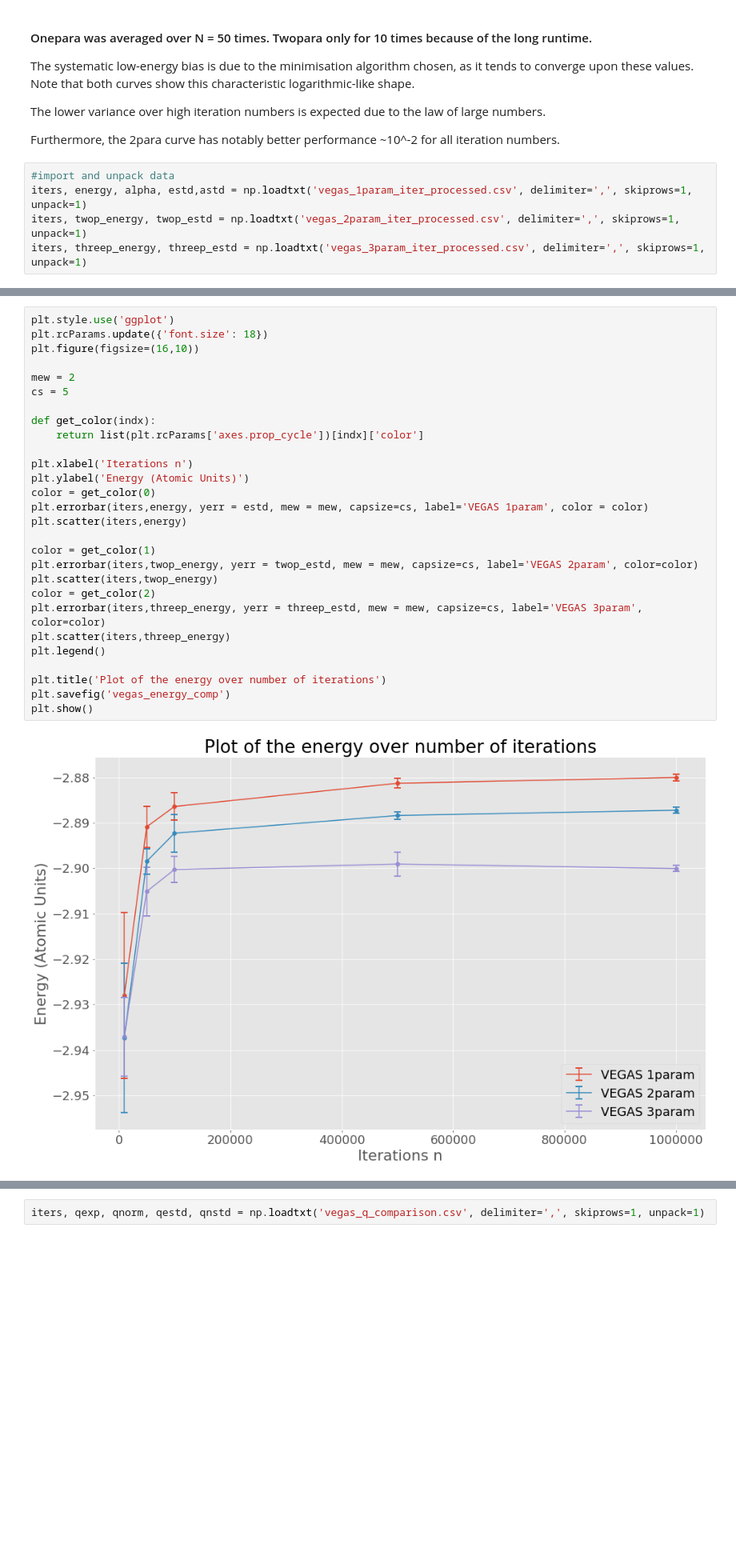
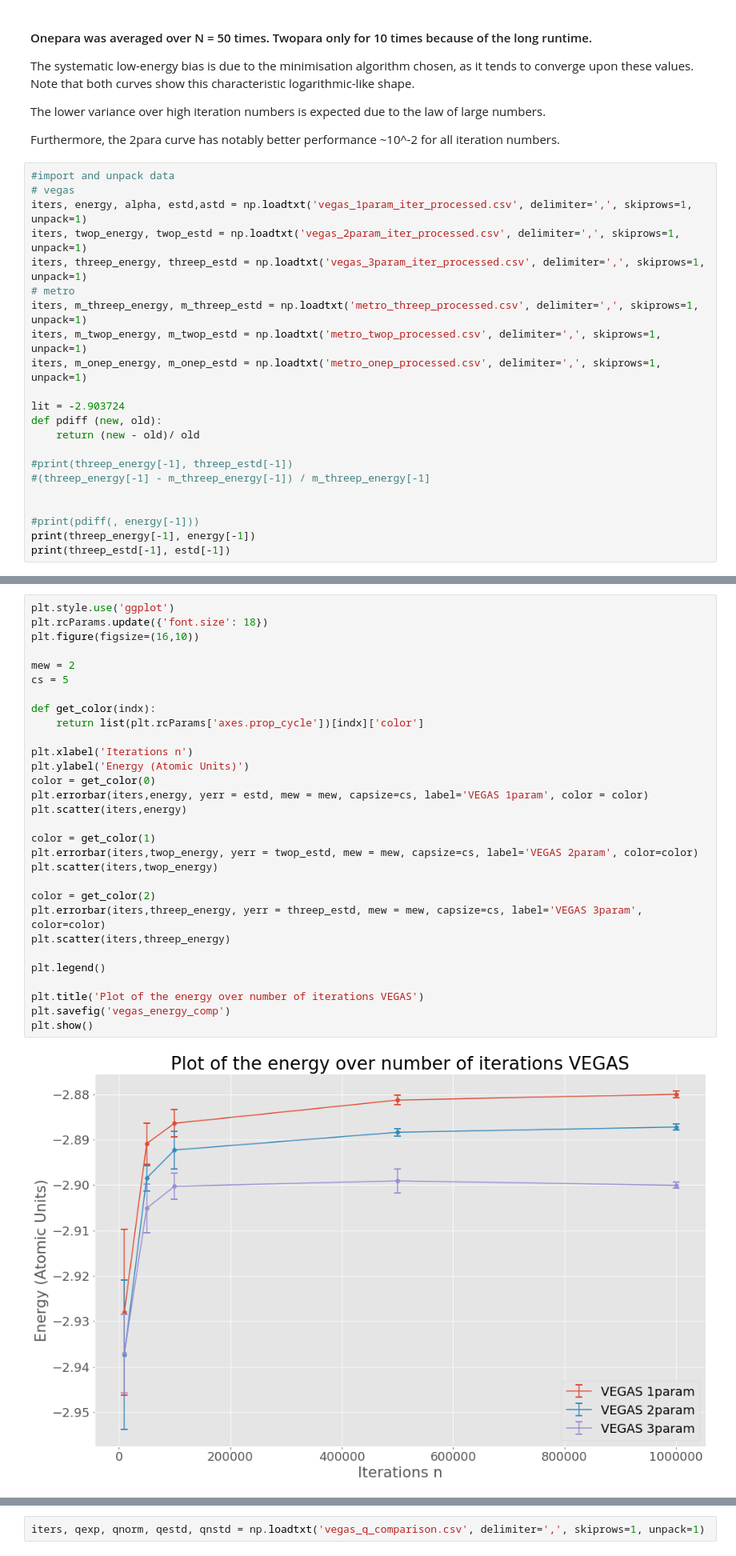
Before and after one commit to metrosierra/quVario, a Jupyter notebook: helium_markii/__results__/processed/vegas_and_metro_analysis.ipynb, the cells around one changed output, grey strips where cells are left out. Shown at 80% size. Saved outputs shown, nothing was run; the diff lists cells and outputs as text; blank space fills up the shorter version.

Commit message:
Plots, data update for metro

```diff
--- a/helium_markii/__results__/processed/vegas_analysis.ipynb
+++ b/helium_markii/__results__/processed/vegas_and_metro_analysis.ipynb
@@ -16,6 +20,23 @@ The lower variance over high iteration numbers is expected due to the law of lar
 Furthermore, the 2para curve has notably better performance ~10^-2 for all iteration numbers.
 # %%
 #import and unpack data
+# vegas
 iters, energy, alpha, estd,astd = np.loadtxt('vegas_1param_iter_processed.csv', delimiter=',', skiprows=1, unpack=1)
 iters, twop_energy, twop_estd = np.loadtxt('vegas_2param_iter_processed.csv', delimiter=',', skiprows=1, unpack=1)
 iters, threep_energy, threep_estd = np.loadtxt('vegas_3param_iter_processed.csv', delimiter=',', skiprows=1, unpack=1)
+# metro
+iters, m_threep_energy, m_threep_estd = np.loadtxt('metro_threep_processed.csv', delimiter=',', skiprows=1, unpack=1)
+iters, m_twop_energy, m_twop_estd = np.loadtxt('metro_twop_processed.csv', delimiter=',', skiprows=1, unpack=1)
+iters, m_onep_energy, m_onep_estd = np.loadtxt('metro_onep_processed.csv', delimiter=',', skiprows=1, unpack=1)
+
+lit = -2.903724
+def pdiff (new, old):
+    return (new - old)/ old
+
+#print(threep_energy[-1], threep_estd[-1])
+#(threep_energy[-1] - m_threep_energy[-1]) / m_threep_energy[-1]
+
+
+#print(pdiff(, energy[-1]))
+print(threep_energy[-1], energy[-1])
+print(threep_estd[-1], estd[-1])
@@ -22,30 +46,32 @@ iters, threep_energy, threep_estd = np.loadtxt('vegas_3param_iter_processed.csv'
 # %%
 plt.style.use('ggplot')
 plt.rcParams.update({'font.size': 18})
 plt.figure(figsize=(16,10))
 
 mew = 2
 cs = 5
 
 def get_color(indx):
     return list(plt.rcParams['axes.prop_cycle'])[indx]['color']
 
 plt.xlabel('Iterations n')
 plt.ylabel('Energy (Atomic Units)')
 color = get_color(0)
 plt.errorbar(iters,energy, yerr = estd, mew = mew, capsize=cs, label='VEGAS 1param', color = color)
 plt.scatter(iters,energy)
 
 color = get_color(1)
 plt.errorbar(iters,twop_energy, yerr = twop_estd, mew = mew, capsize=cs, label='VEGAS 2param', color=color)
 plt.scatter(iters,twop_energy)
+
 color = get_color(2)
 plt.errorbar(iters,threep_energy, yerr = threep_estd, mew = mew, capsize=cs, label='VEGAS 3param', color=color)
 plt.scatter(iters,threep_energy)
+
 plt.legend()
 
-plt.title('Plot of the energy over number of iterations')
+plt.title('Plot of the energy over number of iterations VEGAS')
 plt.savefig('vegas_energy_comp')
 plt.show()
 # %% [output]
-[figure, old version]
+[figure, new version]
```
Also changed, not shown: parts of 6 cells of this notebook, 19 other files.
